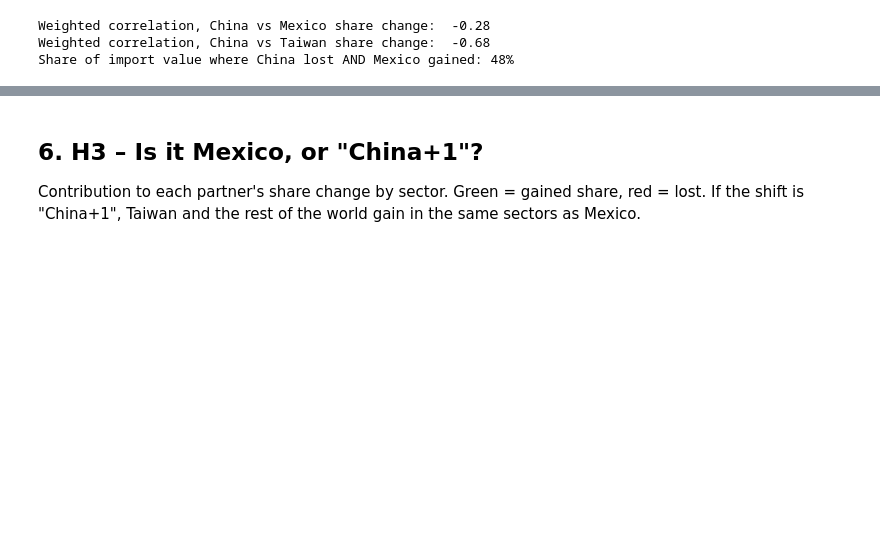
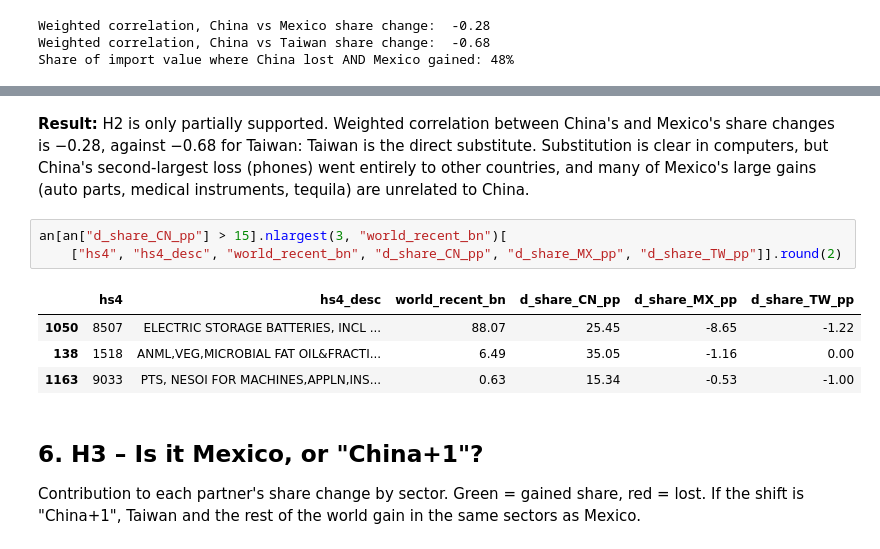
Before and after one commit to axelsn04/nearshoring-mexico-analysis, a Jupyter notebook: notebooks/03_analysis_models.ipynb, the cells around one changed output, grey strips where cells are left out. Drawn from its saved outputs; the diff is of its cells as text; blank space fills up the shorter version.

Commit message:
Sections 1-6 interpreted: H1, H2, H3 results and threshold sensitivity

```diff
--- a/notebooks/03_analysis_models.ipynb
+++ b/notebooks/03_analysis_models.ipynb
@@ -341,6 +362,19 @@ print(f"Axes cut at ±{lim} pp; {((an['d_share_CN_pp'].abs() > lim) | (an['d_sha
 # %% [output]
 [figure]
 Axes cut at ±40 pp; 9 products fall outside the view.
+# %% [markdown]
+**Result:** H2 is only partially supported. Weighted correlation between China's and Mexico's share changes
+is −0.28, against −0.68 for Taiwan: Taiwan is the direct substitute. Substitution is clear in computers,
+but China's second-largest loss (phones) went entirely to other countries, and many of Mexico's large gains
+(auto parts, medical instruments, tequila) are unrelated to China.
+# %%
+an[an["d_share_CN_pp"] > 15].nlargest(3, "world_recent_bn")[
+    ["hs4", "hs4_desc", "world_recent_bn", "d_share_CN_pp", "d_share_MX_pp", "d_share_TW_pp"]].round(2)
+# %% [output]
+|  | hs4 | hs4_desc | world_recent_bn | d_share_CN_pp | d_share_MX_pp | d_share_TW_pp |
+| 1050 | 8507 | ELECTRIC STORAGE BATTERIES, INCL ... | 88.07 | 25.45 | -8.65 | -1.22 |
+| 138 | 1518 | ANML,VEG,MICROBIAL FAT OIL&FRACTI... | 6.49 | 35.05 | -1.16 | 0.00 |
+| 1163 | 9033 | PTS, NESOI FOR MACHINES,APPLN,INS... | 0.63 | 15.34 | -0.53 | -1.00 |
 # %% [markdown]
 ## 6. H3 – Is it Mexico, or "China+1"?
 Contribution to each partner's share change by sector. Green = gained share, red = lost.
```
Also changed, not shown: parts of 5 cells of this notebook.
